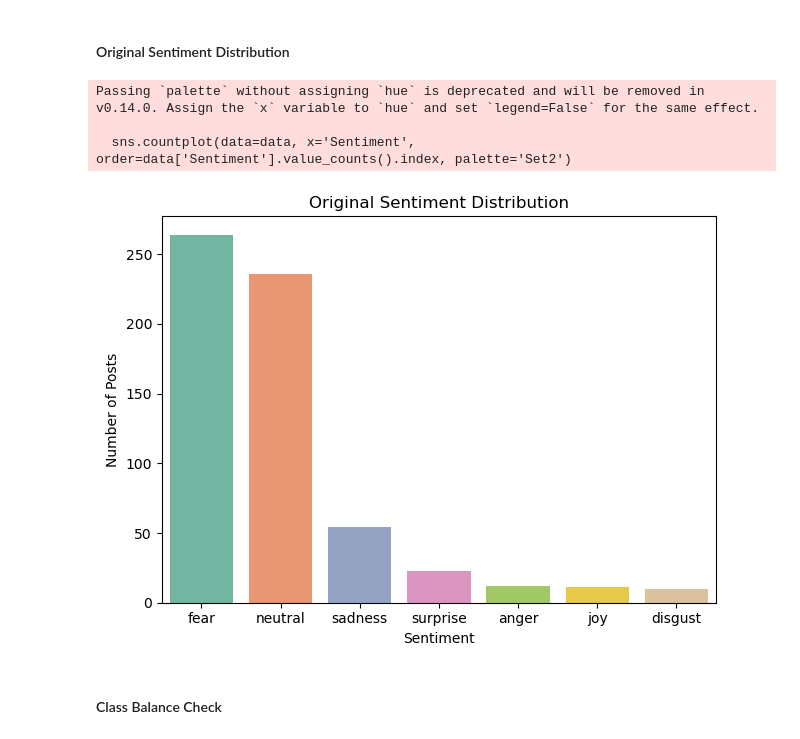
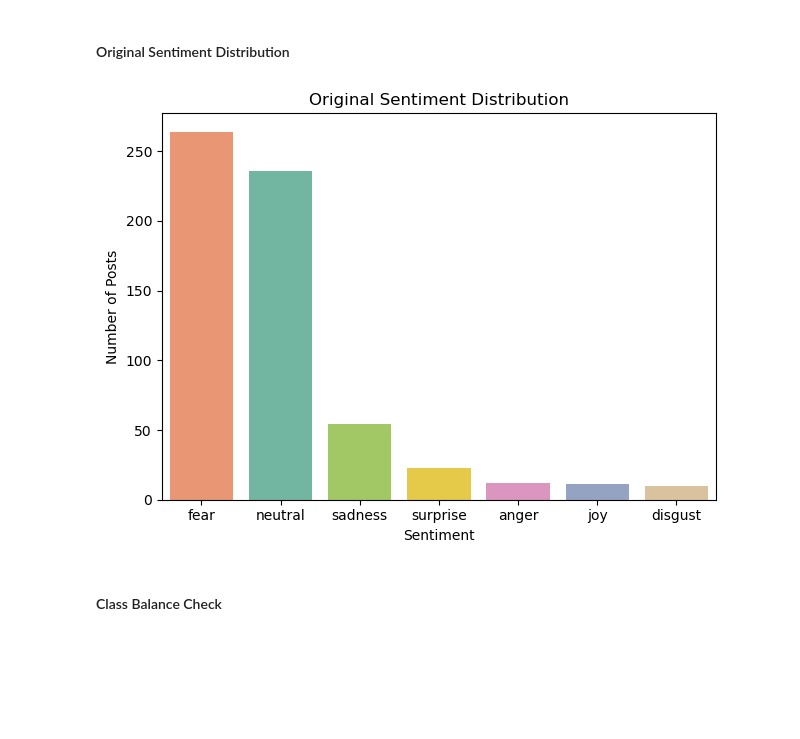
Before and after one commit to ayeshaukaye/MonkeypoxAnalysis, a Jupyter notebook: Monkeypox Tweets Analysis.ipynb, the cells around one changed output. Drawn from its saved outputs; the diff is of its cells as text; code cells hidden in the pictures; blank space fills up the shorter version.

```diff
--- a/Monkeypox Tweets Analysis.ipynb
+++ b/Monkeypox Tweets Analysis.ipynb
@@ -80,18 +63,15 @@ data.describe()
 # %%
 import seaborn as sns
 import matplotlib.pyplot as plt
 
-sns.countplot(data=data, x='Sentiment', order=data['Sentiment'].value_counts().index, palette='Set2')
+sns.countplot(data=data, x='Sentiment', hue="Sentiment", order=data['Sentiment'].value_counts().index, palette='Set2')
 plt.title('Original Sentiment Distribution')
 plt.xlabel('Sentiment')
 plt.ylabel('Number of Posts')
 plt.tight_layout()
 plt.show()
 # %% [output]
-Passing `palette` without assigning `hue` is deprecated and will be removed in v0.14.0. Assign the `x` variable to `hue` and set `legend=False` for the same effect.
-
-  sns.countplot(data=data, x='Sentiment', order=data['Sentiment'].value_counts().index, palette='Set2')
-[figure, old version]
+[figure, new version]
 # %% [markdown]
 #### Class Balance Check
 # %%
```
Also changed, not shown: parts of 45 cells of this notebook.
